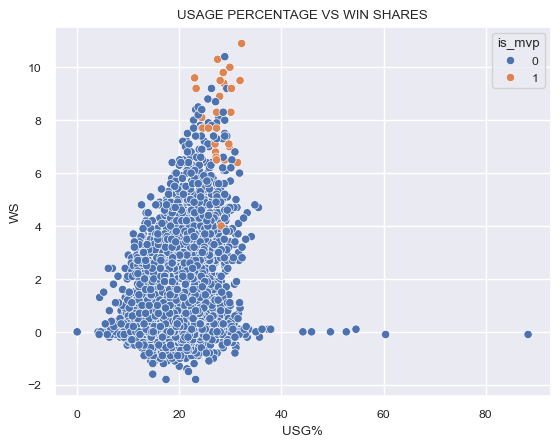
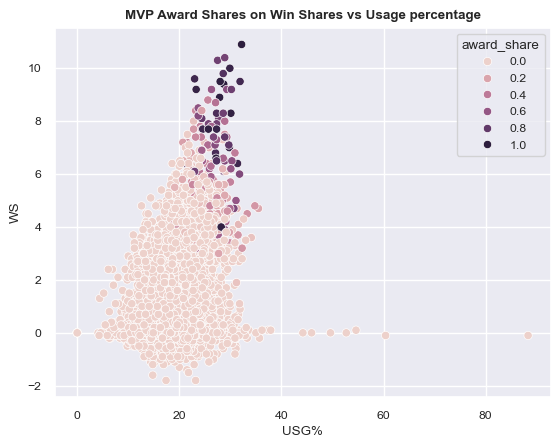
Unified diff of the notebook cell whose output changed from the first chart to the second:
--- before
+++ after
@@ -1,3 +1,3 @@
-sns.scatterplot(data=data, x='USG%', y='WS', hue='is_mvp')
-plt.title("USAGE PERCENTAGE VS WIN SHARES")
+sns.scatterplot(data=data, x='USG%', y='WS', hue='award_share')
+plt.title("MVP Award Shares on Win Shares vs Usage percentage", fontweight='bold')
 plt.show()

Commit: enganced plots